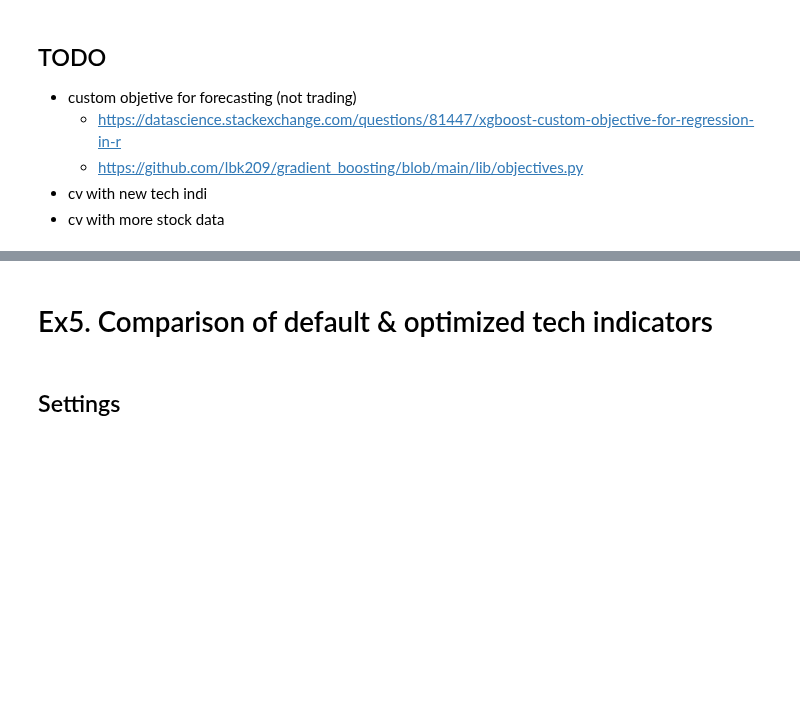
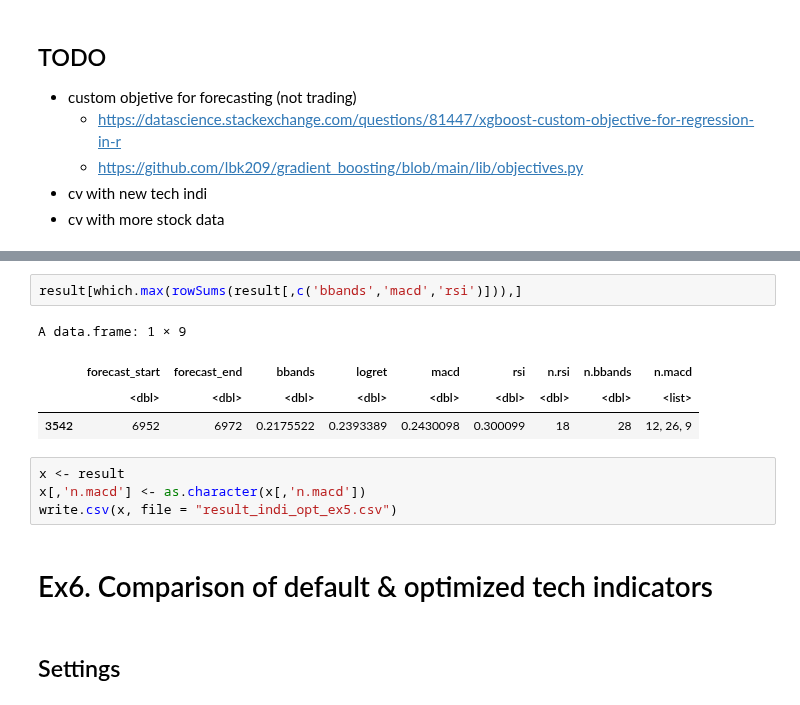
Before and after one commit to lbk209/timeseries, a Jupyter notebook: r_xgboost_snp500.ipynb, the cells around one changed output, grey strips where cells are left out. Cells and saved outputs as stored; diff of their text form; blank space fills up the shorter version.

```diff
--- a/r_xgboost_snp500.ipynb
+++ b/r_xgboost_snp500.ipynb
@@ -921,5 +1197,16 @@ A data.table: 4 × 5
+# %%
+result[which.max(rowSums(result[,c('bbands','macd','rsi')])),]
+# %% [output]
+A data.frame: 1 × 9
+|  | forecast_start | forecast_end | bbands | logret | macd | rsi | n.rsi | n.bbands | n.macd |
+|  | <dbl> | <dbl> | <dbl> | <dbl> | <dbl> | <dbl> | <dbl> | <dbl> | <list> |
+| 3542 | 6952 | 6972 | 0.2175522 | 0.2393389 | 0.2430098 | 0.300099 | 18 | 28 | 12, 26, 9 |
+# %%
+x <- result
+x[,'n.macd'] <- as.character(x[,'n.macd'])
+write.csv(x, file = "result_indi_opt_ex5.csv")
 # %% [markdown]
-# Ex5. Comparison of default & optimized tech indicators
+# Ex6. Comparison of default & optimized tech indicators
 # %% [markdown]
 ## Settings
 # %%
```
Also changed, not shown: parts of 34 cells of this notebook.
